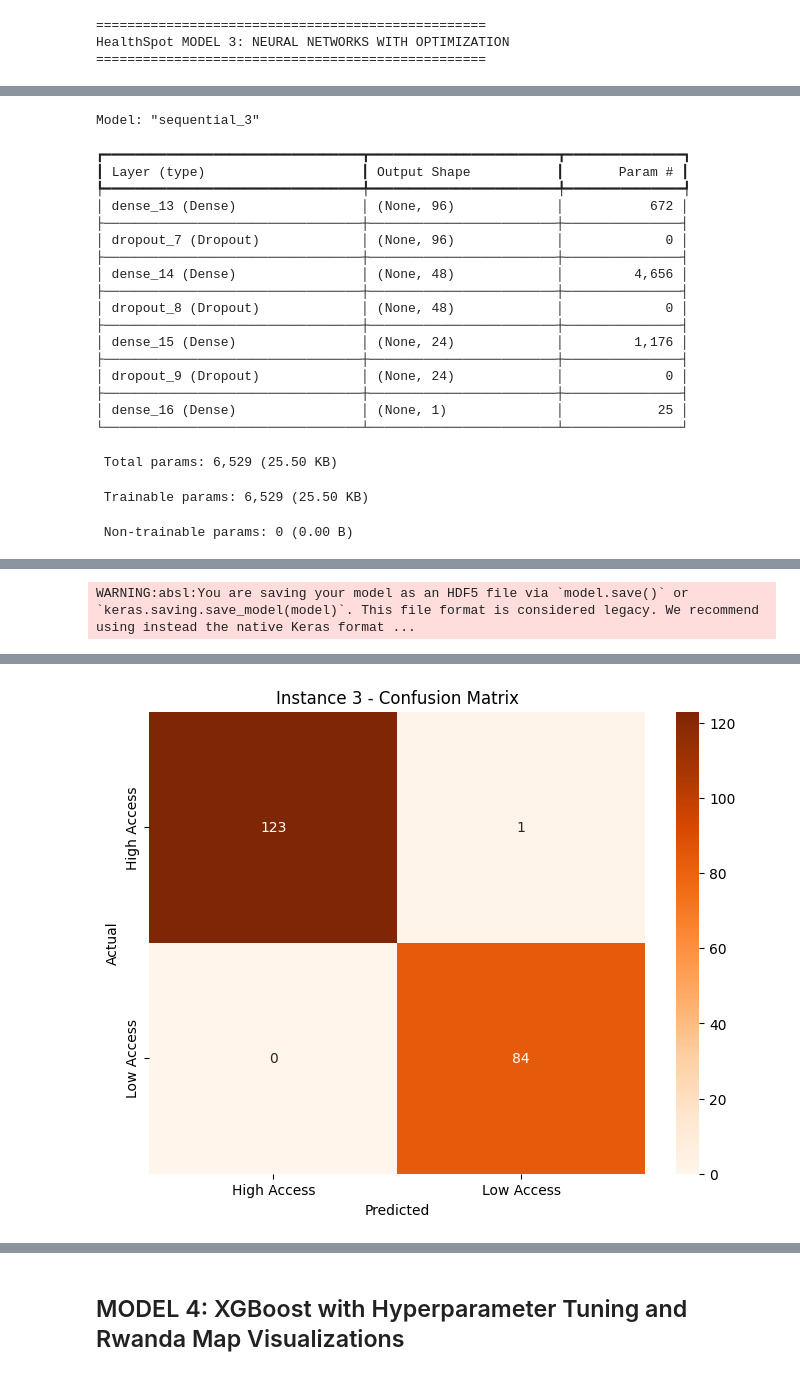
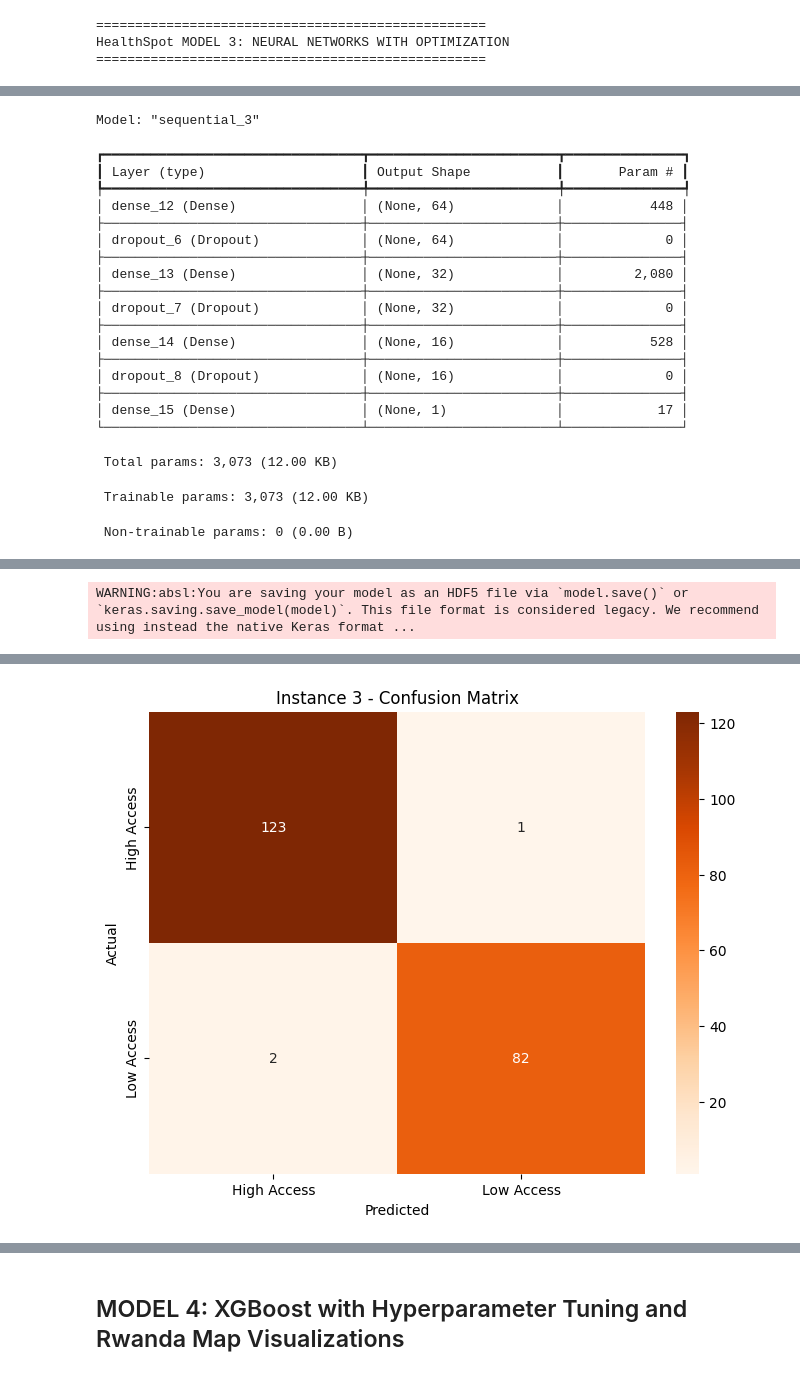
Before and after one commit to buwituze/HealthSpot_Model, a Jupyter notebook: Summative_Intro_to_ml_[Benitha_Uwituze_Rutagengwa]_assignment.ipynb, the cells around one changed output, grey strips where cells are left out. Cells and saved outputs as stored; diff of their text form; code cells hidden in the pictures.

Commit message:
fix: set all instance to use the same architecture of 3 layers and decreasing hierachy pattern

```diff
--- a/Summative_Intro_to_ml_[Benitha_Uwituze_Rutagengwa]_assignment.ipynb
+++ b/Summative_Intro_to_ml_[Benitha_Uwituze_Rutagengwa]_assignment.ipynb
@@ -776,8 +776,8 @@ model_2 = create_optimized_model(
     optimizer_config=optimizer_2,
     regularizer=regularizer_2,
     dropout_rate=0.2,
-    num_layers=4,
-    neurons=[128, 64, 32, 16]
+    num_layers=3,
+    neurons=[64, 32, 16]
 )
 
 model_configs['Instance 2'] = {
@@ -891,7 +891,7 @@ model_3 = create_optimized_model(
     regularizer=regularizer_3,
     dropout_rate=0.5,
     num_layers=3,
-    neurons=[96, 48, 24]
+    neurons=[64, 32, 16]
 )
 
 model_configs['Instance 3'] = {
@@ -941,21 +941,21 @@ Model: "sequential_3"
 ┏━━━━━━━━━━━━━━━━━━━━━━━━━━━━━━━━━┳━━━━━━━━━━━━━━━━━━━━━━━━┳━━━━━━━━━━━━━━━┓
 ┃ Layer (type)                    ┃ Output Shape           ┃       Param # ┃
 ┡━━━━━━━━━━━━━━━━━━━━━━━━━━━━━━━━━╇━━━━━━━━━━━━━━━━━━━━━━━━╇━━━━━━━━━━━━━━━┩
-│ dense_13 (Dense)                │ (None, 96)             │           672 │
+│ dense_12 (Dense)                │ (None, 64)             │           448 │
 ├─────────────────────────────────┼────────────────────────┼───────────────┤
-│ dropout_7 (Dropout)             │ (None, 96)             │             0 │
+│ dropout_6 (Dropout)             │ (None, 64)             │             0 │
 ├─────────────────────────────────┼────────────────────────┼───────────────┤
-│ dense_14 (Dense)                │ (None, 48)             │         4,656 │
+│ dense_13 (Dense)                │ (None, 32)             │         2,080 │
 ├─────────────────────────────────┼────────────────────────┼───────────────┤
-│ dropout_8 (Dropout)             │ (None, 48)             │             0 │
+│ dropout_7 (Dropout)             │ (None, 32)             │             0 │
 ├─────────────────────────────────┼────────────────────────┼───────────────┤
-│ dense_15 (Dense)                │ (None, 24)             │         1,176 │
+│ dense_14 (Dense)                │ (None, 16)             │           528 │
 ├─────────────────────────────────┼────────────────────────┼───────────────┤
-│ dropout_9 (Dropout)             │ (None, 24)             │             0 │
+│ dropout_8 (Dropout)             │ (None, 16)             │             0 │
 ├─────────────────────────────────┼────────────────────────┼───────────────┤
-│ dense_16 (Dense)                │ (None, 1)              │            25 │
+│ dense_15 (Dense)                │ (None, 1)              │            17 │
 └─────────────────────────────────┴────────────────────────┴───────────────┘
- Total params: 6,529 (25.50 KB)
+ Total params: 3,073 (12.00 KB)
- Trainable params: 6,529 (25.50 KB)
+ Trainable params: 3,073 (12.00 KB)
  Non-trainable params: 0 (0.00 B)
 Epoch 1/120
@@ -990,5 +990,5 @@ F1-Score: 0.9941
 ROC-AUC: 0.9993
-[figure, old version]
+[figure, new version]
 # %%
 # INSTANCE 4
 
```
Also changed, not shown: parts of 10 cells of this notebook.
